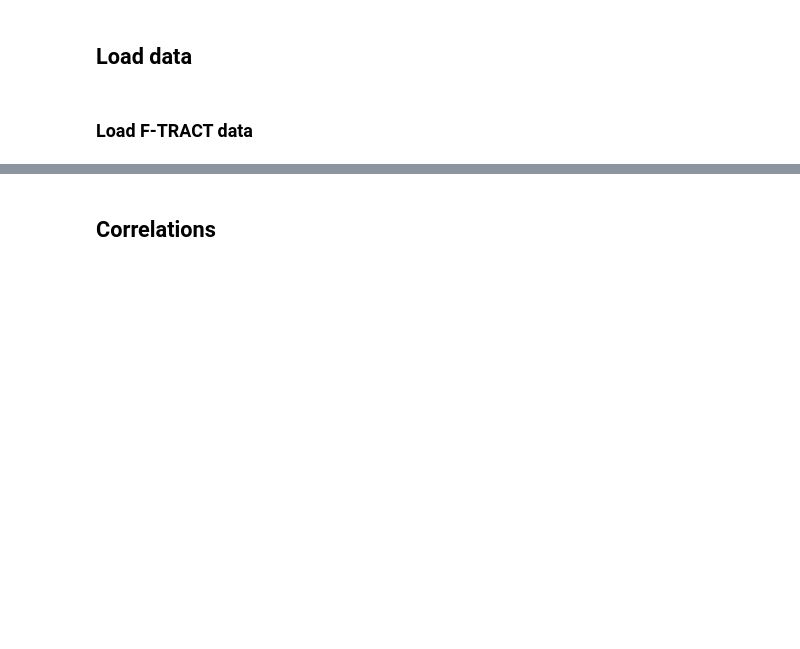
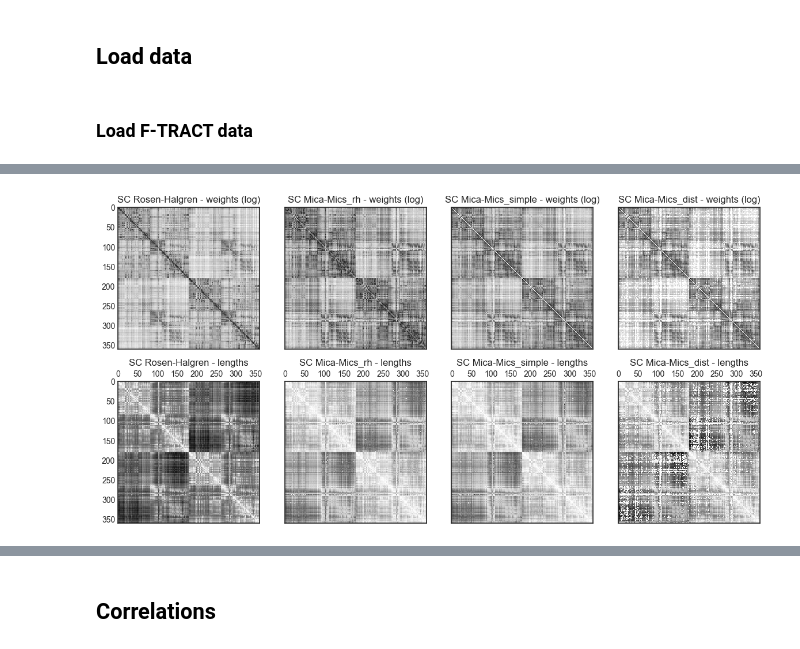
Before and after one commit to Katterrina/fimuni_thesis, a Jupyter notebook: notebooks/f-tract/01_analysis.ipynb, the cells around one changed output, grey strips where cells are left out. Saved outputs shown, nothing was run; the diff lists cells and outputs as text; code cells hidden in the pictures; blank space fills up the shorter version.

```diff
--- a/notebooks/f-tract/01_analysis.ipynb
+++ b/notebooks/f-tract/01_analysis.ipynb
@@ -107 +83,37 @@ print(SC_W.shape)
+# %%
+SC_matrices = []
+
+if PARCELLATION == "DKT":
+    SC_matrices = data.load_set_of_DKT_matrices_for_ftract(ftract_labels,ids_to_delete_in_dkt)
+    ED = None
+
+elif PARCELLATION == "MNI-HCP-MMP1":
+    labels = data.glasser_labels()
+    ED = data.glasser_roi_distances()
+    ED = data.roi_remappnig.reorder_matrix_based_on_reference(labels,ftract_labels,ED)
+
+    SC_matrices = data.load_set_of_glasser_matrices_for_ftract(ftract_labels,ED)
+
+number_of_SC = len(SC_matrices)
+# %%
+plt.rcParams['figure.figsize'] = [3*number_of_SC,6]
+plt.style.use('seaborn-v0_8-white')
+
+fig, axs = plt.subplots(2,number_of_SC, tight_layout=True,sharex=True,sharey=True)
+
+for i, stat_data in enumerate(SC_matrices):
+    name, SC_W, SC_L, SC_W_log = stat_data
+
+    axs[0,i].matshow(SC_W_log)
+    axs[0,i].set_title(f"SC {name} - weights (log)")
+
+    if SC_L is not None:
+        axs[1,i].matshow(SC_L)
+        axs[1,i].set_title(f"SC {name} - lengths")
+
+    else:
+        axs[1,i].matshow(np.zeros(SC_W.shape))
+        axs[1,i].set_title(f"SC {name} - NO lengths")
+# %% [output]
+[figure, added]
 # %%
```
Also changed, not shown: parts of 28 cells of this notebook, 4 other files.
